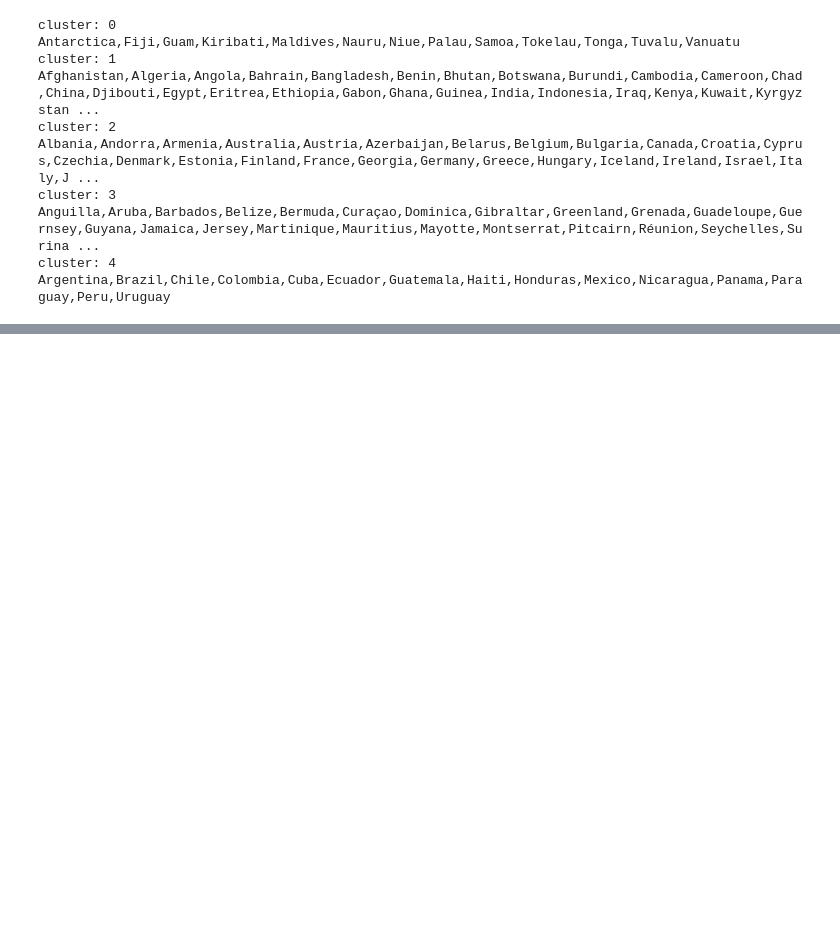
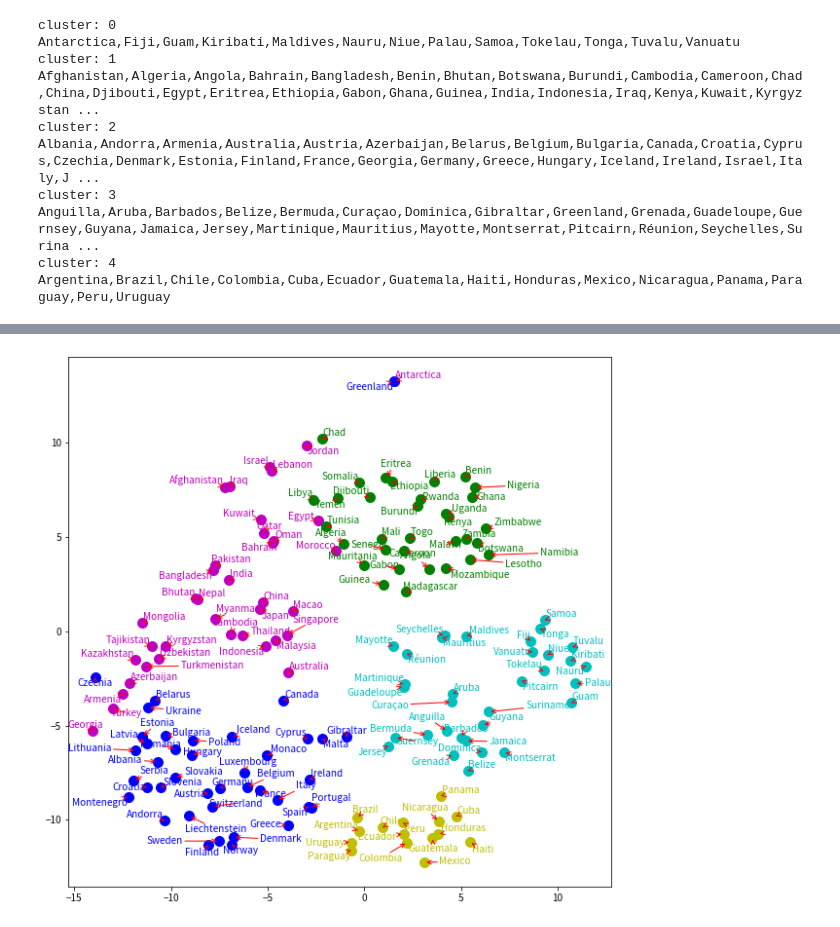
Before and after one commit to marzg510/mynlp100py, a Jupyter notebook: ch07.ipynb, the cells around one changed output, grey strips where cells are left out. Cells and saved outputs as stored; diff of their text form; code cells hidden in the pictures; blank space fills up the shorter version.

```diff
--- a/ch07.ipynb
+++ b/ch07.ipynb
@@ -301,0 +360,29 @@ Argentina,Brazil,Chile,Colombia,Cuba,Ecuador,Guatemala,Haiti,Honduras,Mexico,Nic
+# %%
+# クラスタごとに色分けして出力
+n = 5
+kmeans = KMeans(n_clusters=n, random_state=42)
+kmeans.fit(c_vecs)
+km_labels = kmeans.labels_
+texts = []
+fig, ax = plt.subplots(figsize=(10, 10))
+for x, y, name, cluster in zip(np.array(embs).T[0], np.array(embs).T[1], c_names, km_labels):
+    if cluster == 0:
+        ax.plot(x, y, marker='o', linestyle='', ms=10, color='g')
+        plt_text = ax.annotate(name, (x, y), fontsize=10, color='g')
+    elif cluster == 1:
+        ax.plot(x, y, marker='o', linestyle='', ms=10, color='b')
+        plt_text = ax.annotate(name, (x, y), fontsize=10, color='b')
+    elif cluster == 2:
+        ax.plot(x, y, marker='o', linestyle='', ms=10, color='m')
+        plt_text = ax.annotate(name, (x, y), fontsize=10, color='m')
+    elif cluster == 3:
+        ax.plot(x, y, marker='o', linestyle='', ms=10, color='c')
+        plt_text = ax.annotate(name, (x, y), fontsize=10, color='c')
+    else:
+        ax.plot(x, y, marker='o', linestyle='', ms=10, color='y')
+        plt_text = ax.annotate(name, (x, y), fontsize=10, color='y')
+    texts.append(plt_text)
+adjust_text(texts, arrowprops=dict(arrowstyle='->', color='r'))
+plt.show()
+# %% [output]
+[figure, added]
```
Also changed, not shown: parts of 5 cells of this notebook, 1 other file.
